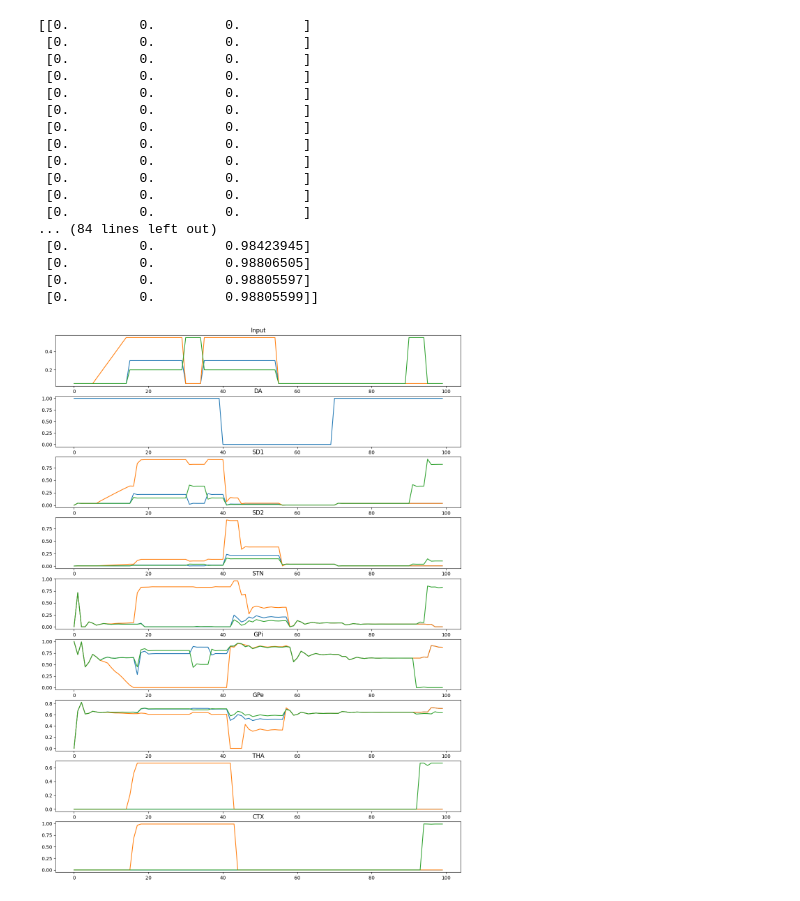
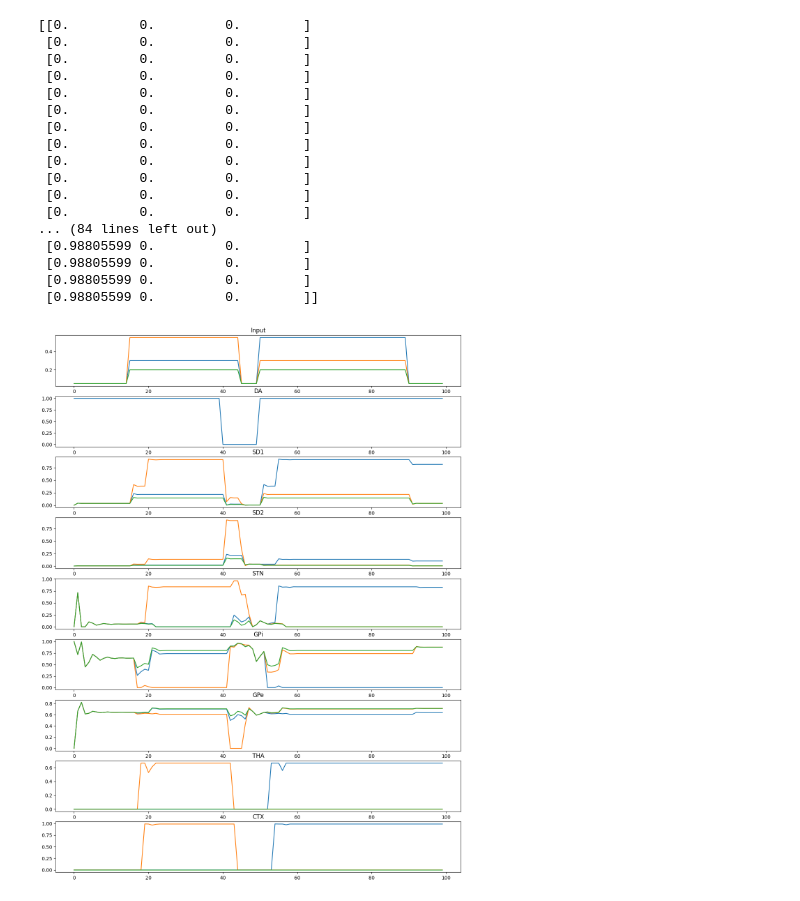
Before and after one commit to joncannon/Thesis, a Jupyter notebook: baldassarre_bg.ipynb, the cells around one changed output. Saved outputs shown, nothing was run; the diff lists cells and outputs as text; code cells hidden in the pictures.

```diff
--- a/baldassarre_bg.ipynb
+++ b/baldassarre_bg.ipynb
@@ -133,15 +133,15 @@ class b_ganglia:
 
 
         for i in range(40):
-            self.a_inp[i+15] =  [0.3,0.55,0.2]
-            #self.a_inp[i+75] =  [0.55,0.3,0.2]
+            self.a_inp[i+15:45] =  [0.3,0.55,0.2]
+            self.a_inp[i+50] =  [0.55,0.3,0.2]
 
 
-        self.a_inp[5:15,1] = np.linspace(0.05,0.55,10)
-        self.a_inp[30:35] = [0.05,0.05,0.55]
-        self.a_inp[90:95] = [0.05,0.05,0.55]
+        #self.a_inp[5:15,1] = np.linspace(0.05,0.55,10)
+        #self.a_inp[30:35] = [0.05,0.05,0.55]
+        #self.a_inp[90:95] = [0.05,0.05,0.55]
 
-        self.da[40:70] = 0
+        self.da[40:50] = 0
 
         for i in range(steps):
             self.step(i=self.c)
@@ -183,35 +183,35 @@ class b_ganglia:
 
         #Tha
         axs[7].plot(self.a_tha)
         axs[7].set_title('THA')
 
         #Tha
         axs[8].plot(self.a_ctx)
         axs[8].set_title('CTX')
         return None
 
 
 bg = b_ganglia(3,100)
 
 bg.run(99)
 print(bg.a_ctx)
 bg.display()
 # %% [output]
 [[0.         0.         0.        ]
  [0.         0.         0.        ]
  [0.         0.         0.        ]
  [0.         0.         0.        ]
  [0.         0.         0.        ]
  [0.         0.         0.        ]
  [0.         0.         0.        ]
  [0.         0.         0.        ]
  [0.         0.         0.        ]
  [0.         0.         0.        ]
  [0.         0.         0.        ]
  [0.         0.         0.        ]
 ... (84 lines left out)
- [0.         0.         0.98423945]
- [0.         0.         0.98806505]
- [0.         0.         0.98805597]
- [0.         0.         0.98805599]]
+ [0.98805599 0.         0.        ]
+ [0.98805599 0.         0.        ]
+ [0.98805599 0.         0.        ]
+ [0.98805599 0.         0.        ]]
-[figure, old version]
+[figure, new version]
```
Also changed, not shown: 3 other files.
